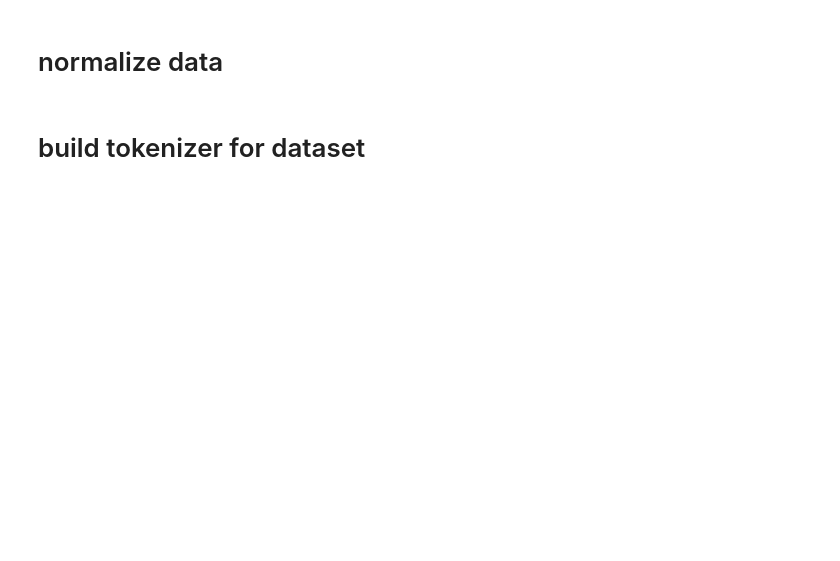
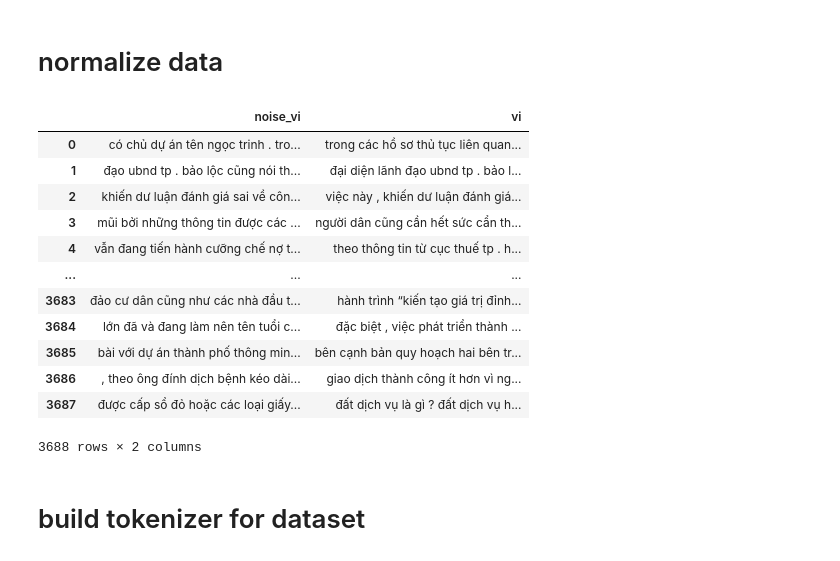
Before and after one commit to pnthi1604/nlp_data_processing, a Jupyter notebook: seq2seq.ipynb, the cells around one changed output. Drawn from its saved outputs; the diff is of its cells as text; code cells hidden in the pictures; blank space fills up the shorter version.

```diff
--- a/seq2seq.ipynb
+++ b/seq2seq.ipynb
@@ -173,23 +264,37 @@ raw_data
 # normalize data
 # %%
 def mapping_item(item):
-    return  contraction(normalize_punctuation_spacing(item.lower())).strip()
+    return  normalize_punctuation_spacing(item.lower()).strip()
 
 if config["max_get_sample"] <= 4000000:
     raw_data = pd.concat([raw_data, raw_data], ignore_index=True)
 else:
     raw_data = pd.concat([raw_data, raw_data, raw_data], ignore_index=True)
 
 raw_data[config["lang_src"]] = raw_data[config["lang_src"]].map(lambda item: mapping_item(item))
 raw_data[config["lang_tgt"]] = raw_data[config["lang_tgt"]].map(lambda item: mapping_item(item))
 if config["lang_src"] == "noise_vi":
     noise_fn = GET_NOISE_FN[config["type_noise"]]
     ratio = config["ratio"]
     raw_data[config["lang_src"]] = raw_data[config["lang_src"]].map(lambda item: noise_fn(
         text=item,
         ratio=ratio,
     ))
 raw_data
+# %% [output]
+|  | noise_vi | vi |
+| 0 | có chủ dự án tên ngọc trinh . tro... | trong các hồ sơ thủ tục liên quan... |
+| 1 | đạo ubnd tp . bảo lộc cũng nói th... | đại diện lãnh đạo ubnd tp . bảo l... |
+| 2 | khiến dư luận đánh giá sai về côn... | việc này , khiến dư luận đánh giá... |
+| 3 | mũi bởi những thông tin được các ... | người dân cũng cần hết sức cẩn th... |
+| 4 | vẫn đang tiến hành cưỡng chế nợ t... | theo thông tin từ cục thuế tp . h... |
+| ... | ... | ... |
+| 3683 | đảo cư dân cũng như các nhà đầu t... | hành trình “kiến tạo giá trị đỉnh... |
+| 3684 | lớn đã và đang làm nên tên tuổi c... | đặc biệt , việc phát triển thành ... |
+| 3685 | bài với dự án thành phố thông min... | bên cạnh bản quy hoạch hai bên tr... |
+| 3686 | , theo ông đính dịch bệnh kéo dài... | giao dịch thành công ít hơn vì ng... |
+| 3687 | được cấp sổ đỏ hoặc các loại giấy... | đất dịch vụ là gì ? đất dịch vụ h... |
+3688 rows × 2 columns
 # %% [markdown]
 # build tokenizer for dataset
 # %%
```
Also changed, not shown: parts of 15 cells of this notebook, 3 other files.
